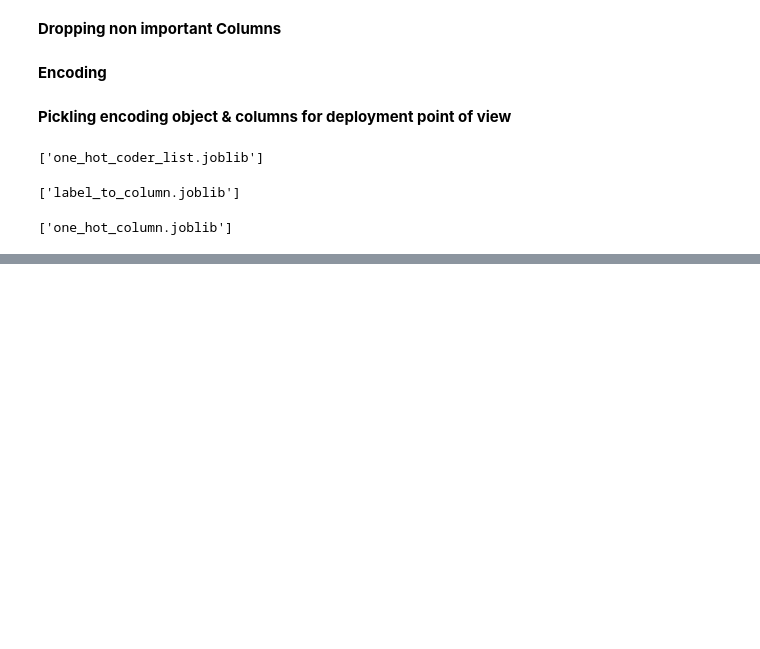
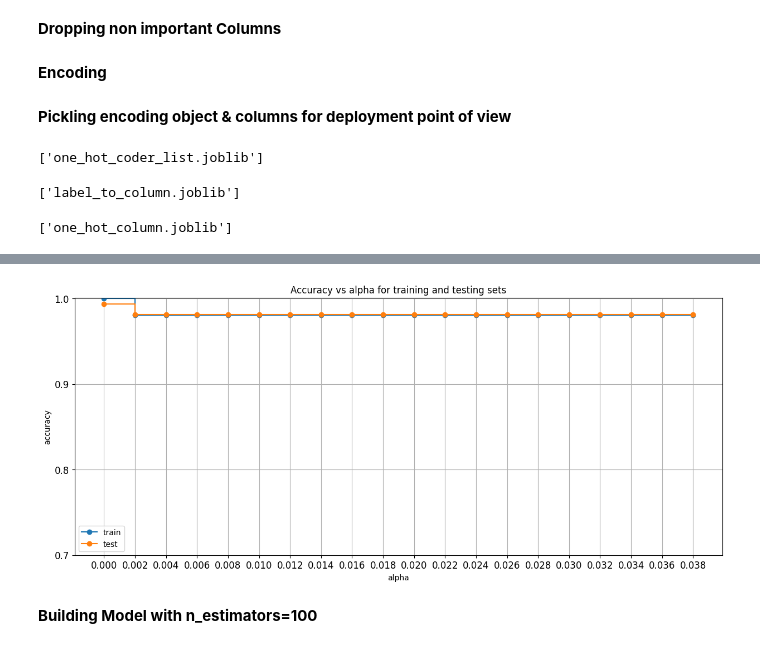
Before and after one commit to Pallabpal/Health-Insurance-Fraud-Detection, a Jupyter notebook: Health_Insurance.ipynb, the cells around one changed output, grey strips where cells are left out. Cells and saved outputs as stored; diff of their text form; code cells hidden in the pictures; blank space fills up the shorter version.

```diff
--- a/Health_Insurance.ipynb
+++ b/Health_Insurance.ipynb
@@ -153,0 +186,43 @@ dump(one_hot_column, 'one_hot_column.joblib')
+# %%
+sample_data_upsampled = pd.concat([sample_majority, sample_data_minority_upsampled ], ignore_index=True)
+# %%
+x = sample_data_upsampled.drop(['Result'],axis=1).values
+y = sample_data_upsampled.Result.values
+# %%
+x_train, x_test, y_train, y_test = train_test_split(x, y, test_size=0.3, stratify = y, random_state=42)
+# %%
+def find_alpha(x_train, x_test, y_train, y_test):
+
+    import matplotlib.pyplot as plt
+    from sklearn.ensemble import RandomForestClassifier
+
+
+    ccp_alphas = np.arange(0.000, 0.040, 0.002)
+    clfs = []
+    for ccp_alpha in ccp_alphas:
+        clf = RandomForestClassifier(n_estimators=15, random_state=42, ccp_alpha=ccp_alpha)
+        clf.fit(x_train, y_train)
+        clfs.append(clf)
+
+    train_scores = [clf.score(x_train, y_train) for clf in clfs]
+    test_scores = [clf.score(x_test, y_test) for clf in clfs]
+
+    fig, ax = plt.subplots(figsize=(15,6))
+    ax.set_xlabel("alpha")
+    ax.set_ylabel("accuracy")
+    ax.set_title("Accuracy vs alpha for training and testing sets")
+    ax.plot(ccp_alphas, train_scores, marker='o', label="train",drawstyle="steps-post")
+    ax.plot(ccp_alphas, test_scores, marker='o', label="test",drawstyle="steps-post")
+    ax.set_xticks(np.arange(0.000,0.040, 0.002))
+    ax.set_yticks(np.arange(0.70,1.01, 0.1))
+    ax.legend()
+    plt.grid(True)
+    plt.rcParams['xtick.labelsize']=12
+    plt.rcParams['ytick.labelsize']=12
+    plt.show()
+# %%
+find_alpha(x_train, x_test, y_train, y_test)
+# %% [output]
+[figure, added]
+# %% [markdown]
+**Building Model with n_estimators=100**
```
Also changed, not shown: parts of 22 cells of this notebook.
